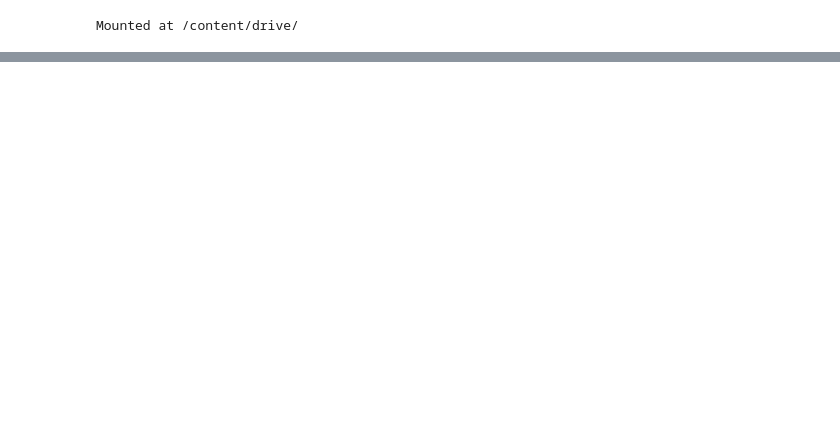
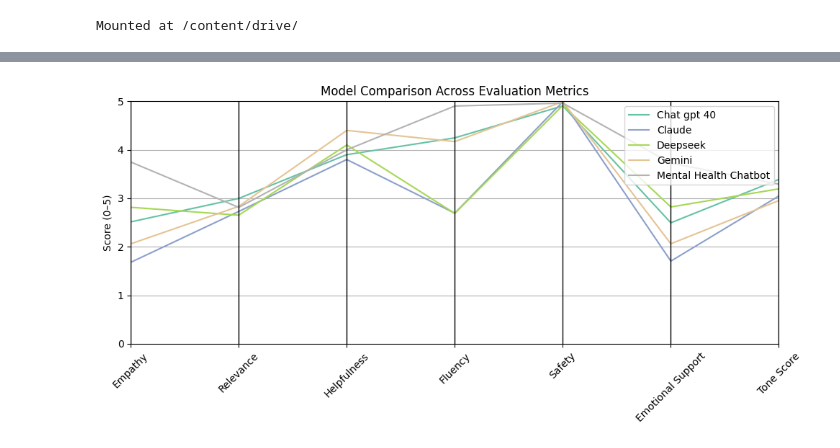
Before and after one commit to SayaliVB/MentalHealthChatbot, a Jupyter notebook: Chatbot/evaluation/Chatbot_Evaluation.ipynb, the cells around one changed output, grey strips where cells are left out. Cells and saved outputs as stored; diff of their text form; code cells hidden in the pictures; blank space fills up the shorter version.

```diff
--- a/Chatbot/evaluation/Chatbot_Evaluation.ipynb
+++ b/Chatbot/evaluation/Chatbot_Evaluation.ipynb
@@ -168,0 +221,14 @@ Device set to use cpu
+# %%
+from pandas.plotting import parallel_coordinates
+
+parallel_df = avg_scores[['Model'] + metrics]
+plt.figure(figsize=(10, 5))
+parallel_coordinates(parallel_df, 'Model', colormap=plt.cm.Set2)
+plt.title("Model Comparison Across Evaluation Metrics")
+plt.ylabel("Score (0–5)")
+plt.ylim(0, 5)
+plt.xticks(rotation=45)
+plt.tight_layout()
+plt.show()
+# %% [output]
+[figure, added]
```
Also changed, not shown: parts of 10 cells of this notebook, 13 other files.
